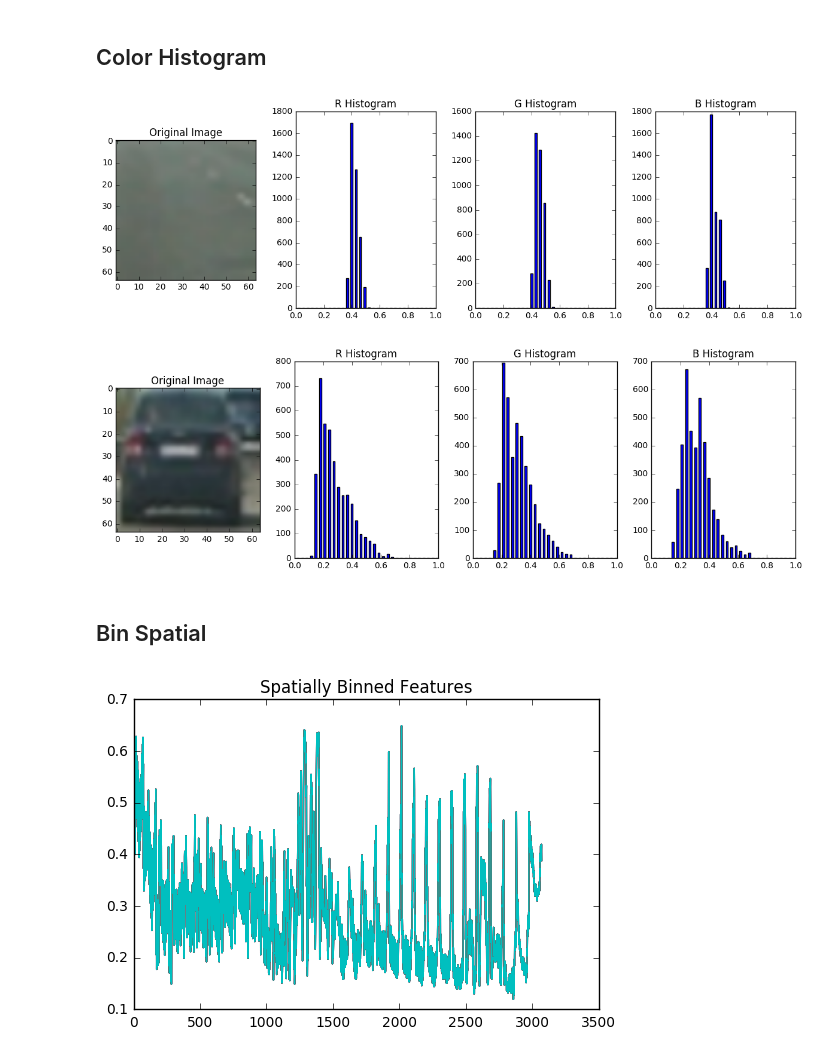
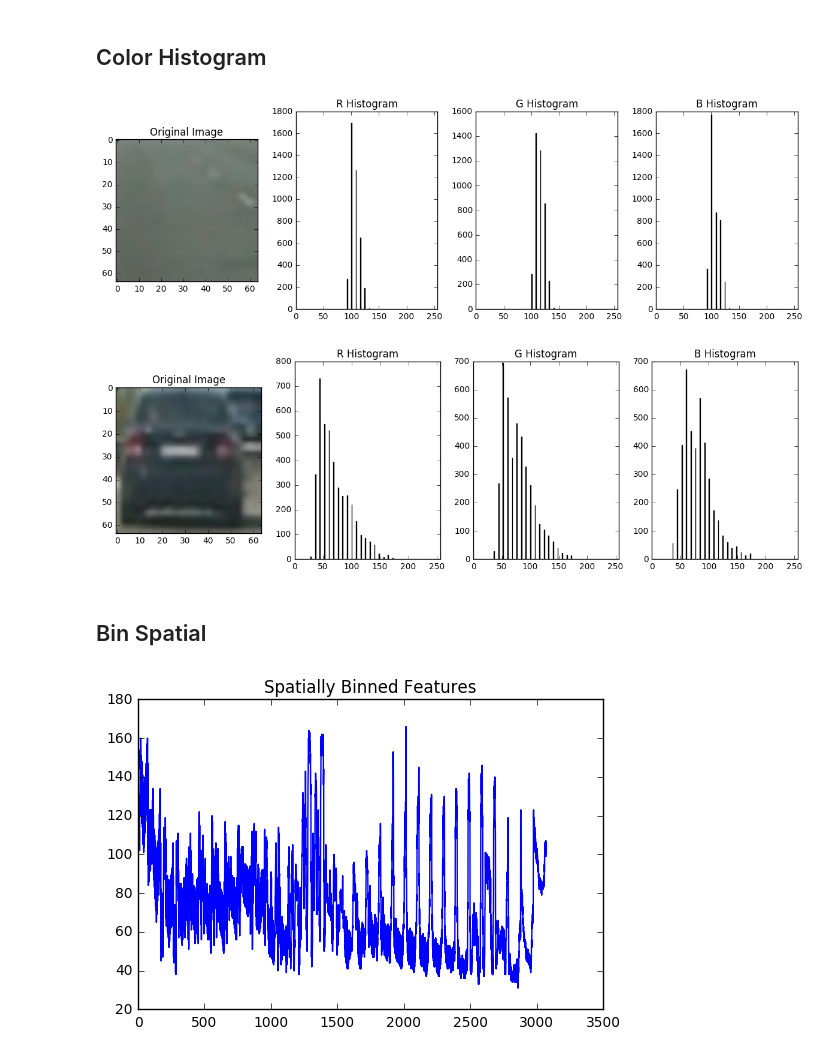
Before and after one commit to brianbister/vehicle-detection, a Jupyter notebook: 5.ipynb, the cells around one changed output. Drawn from its saved outputs; the diff is of its cells as text; code cells hidden in the pictures.

```diff
--- a/5.ipynb
+++ b/5.ipynb
@@ -11,7 +19,7 @@ import numpy as np
 ## Color Histogram
 # %%
 # Define a function to compute color histogram features
-def color_hist(img, nbins=32, bins_range=(0, 1)):
+def color_hist(img, nbins=32, bins_range=(0, 256)):
     # Compute the histogram of the RGB channels separately
     rhist = np.histogram(img[:,:,0], bins=nbins, range=bins_range)
     ghist = np.histogram(img[:,:,1], bins=nbins, range=bins_range)
@@ -28,26 +36,24 @@ def color_hist(img, nbins=32, bins_range=(0, 1)):
     return rhist, ghist, bhist, bin_centers, hist_features
 
 def plot_color_hist(img):
-    image = mpimg.imread(img)
-    rh, gh, bh, bincen, feature_vec = color_hist(image, nbins=32, bins_range=(0, 1))
-
-    bar_width = 1 / 64
+    image = io.imread(img)
+    rh, gh, bh, bincen, feature_vec = color_hist(image, nbins=32, bins_range=(0, 256))
 
     fig = plt.figure(figsize=(12,4))
     plt.subplot(141)
     plt.title("Original Image")
     plt.imshow(image)
     plt.subplot(142)
-    plt.bar(bincen, rh[0], bar_width)
-    plt.xlim(0, 1)
+    plt.bar(bincen, rh[0])
+    plt.xlim(0, 256)
     plt.title("R Histogram")
     plt.subplot(143)
-    plt.bar(bincen, gh[0], bar_width)
-    plt.xlim(0, 1)
+    plt.bar(bincen, gh[0])
+    plt.xlim(0, 256)
     plt.title("G Histogram")
     plt.subplot(144)
-    plt.bar(bincen, bh[0], bar_width)
-    plt.xlim(0, 1)
+    plt.bar(bincen, bh[0])
+    plt.xlim(0, 256)
     plt.title("B Histogram")
     fig.tight_layout()
     plt.show()
@@ -55,36 +61,24 @@ def plot_color_hist(img):
 plot_color_hist("non-vehicles/GTI/image1.png")
 plot_color_hist("vehicles/GTI_middleclose/image0000.png")
 # %% [output]
-[figure, old version]
+[figure, new version]
-[figure, old version]
+[figure, new version]
 # %% [markdown]
 ## Bin Spatial
 # %%
-def bin_spatial(img, color_space='RGB', size=(32, 32)):
-    # Convert image to new color space (if specified)
-    if color_space != 'RGB':
-        if color_space == 'HSV':
-            feature_image = cv2.cvtColor(img, cv2.COLOR_RGB2HSV)
-        elif color_space == 'LUV':
-            feature_image = cv2.cvtColor(img, cv2.COLOR_RGB2LUV)
-        elif color_space == 'HLS':
-            feature_image = cv2.cvtColor(img, cv2.COLOR_RGB2HLS)
-        elif color_space == 'YUV':
-            feature_image = cv2.cvtColor(img, cv2.COLOR_RGB2YUV)
-    else: feature_image = np.copy(img)
-
+# Define a function to compute binned color features
+def bin_spatial(img, size=(32, 32)):
     # Use cv2.resize().ravel() to create the feature vector
-    features = cv2.resize(feature_image, size).ravel()
-
+    features = cv2.resize(img, size).ravel()
     # Return the feature vector
     return features
 
-image = mpimg.imread("vehicles/GTI_middleclose/image0000.png")
-feature_vec = bin_spatial(image, color_space='RGB', size=(32, 32))
+image = io.imread("vehicles/GTI_middleclose/image0000.png")
+feature_vec = bin_spatial(image, size=(32, 32))
 
 # Plot features
 plt.plot(feature_vec)
 plt.title('Spatially Binned Features')
 plt.show()
 # %% [output]
-[figure, old version]
+[figure, new version]
```
Also changed, not shown: parts of 17 cells of this notebook, 9 other files.
